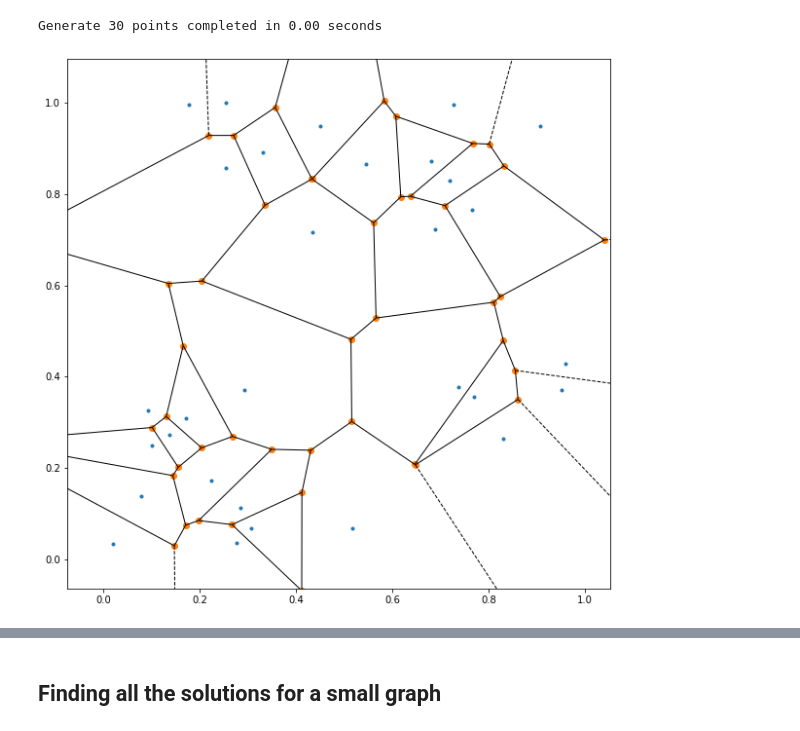
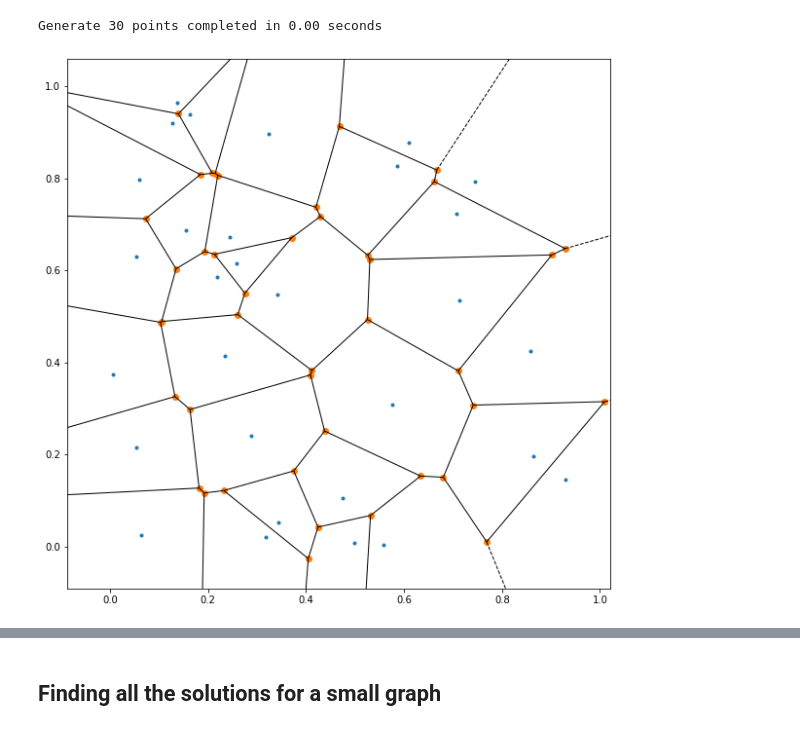
Before and after one commit to Imperial-CMTH/koala, a Jupyter notebook: examples/lattice_generation.ipynb, the cells around one changed output, grey strips where cells are left out. Saved outputs shown, nothing was run; the diff lists cells and outputs as text; code cells hidden in the pictures.

```diff
--- a/examples/lattice_generation.ipynb
+++ b/examples/lattice_generation.ipynb
@@ -25,19 +29,19 @@ class Timer():
 # %%
 # create approx n points
 n = 5
 #n = 30 #uncomment to do a more reasonably sized lattice
 
 with Timer(f"Generate {n} points"):
     from koala.pointsets import generate_random
-    points = generate_random(n)
+    points = generate_random(n, rng = default_rng(SEED))
 
 from scipy.spatial import Voronoi, voronoi_plot_2d
 voro = Voronoi(points)
 fig = voronoi_plot_2d(voro)
 plt.show()
 # %% [output]
 Generate 30 points completed in 0.00 seconds
-[figure, old version]
+[figure, new version]
 # %%
 from koala.voronization import generate_point_array, generate_lattice
 from koala.graph_utils import vertex_neighbours, clockwise_edges_about
```
Also changed, not shown: parts of 6 cells of this notebook.
